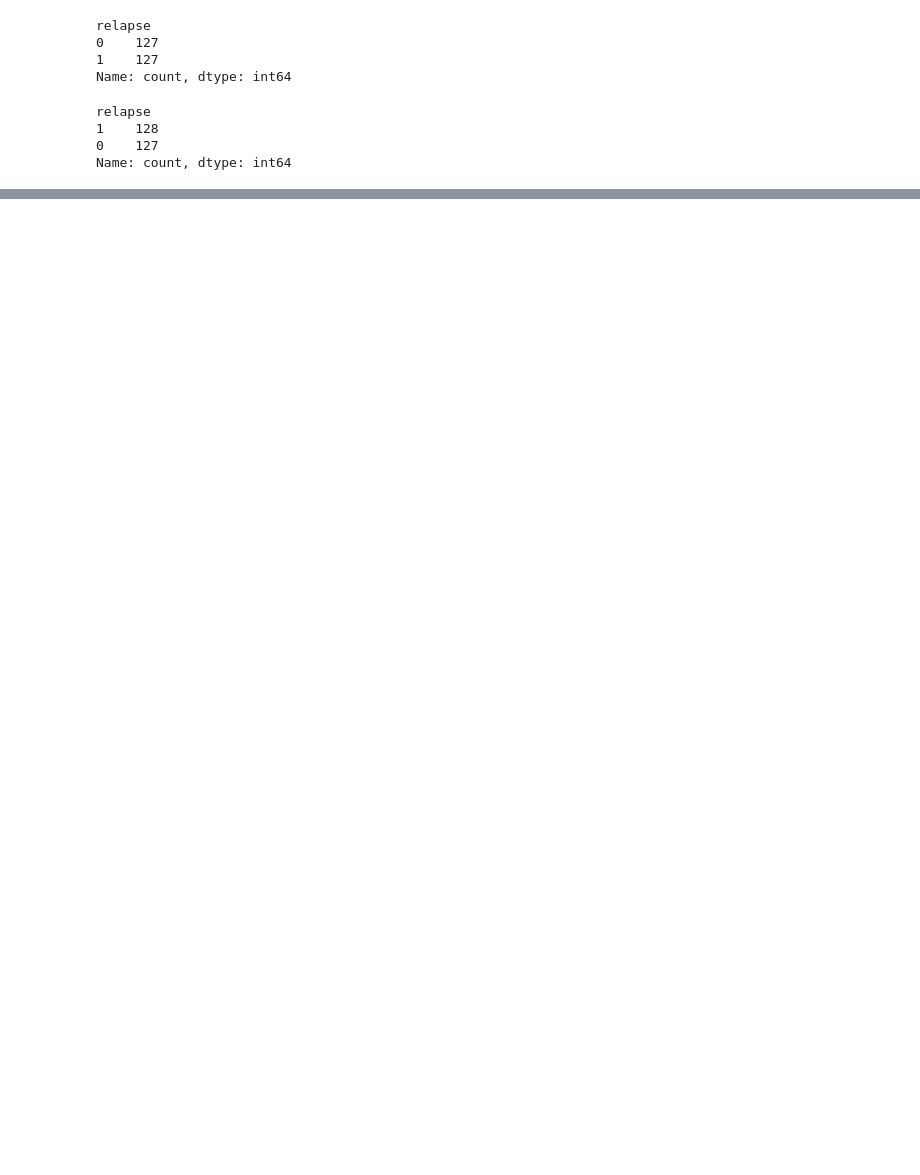
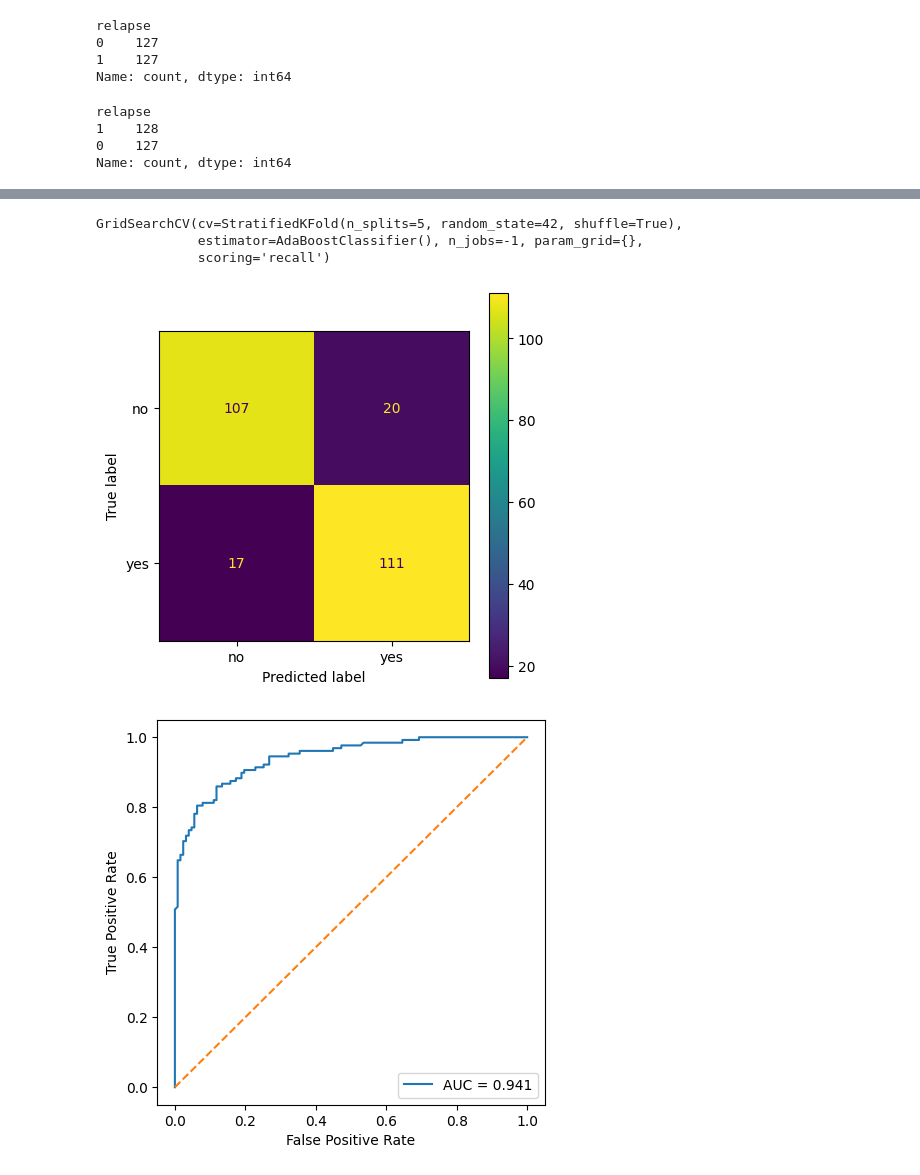
Before and after one commit to Meidical/challenge-2, a Jupyter notebook: notebooks/experiment/relapse/relapse-preprocessing-v2.ipynb, the cells around one changed output, grey strips where cells are left out. Cells and saved outputs as stored; diff of their text form; code cells hidden in the pictures; blank space fills up the shorter version.

```diff
--- a/notebooks/experiment/relapse/relapse-preprocessing-v2.ipynb
+++ b/notebooks/experiment/relapse/relapse-preprocessing-v2.ipynb
@@ -268,0 +366,18 @@ Name: count, dtype: int64
+# %%
+grid_search = GridSearchCV(models["ada_boost"], param_grid["ada_boost"], scoring="recall", cv=cv, n_jobs=-1)
+
+grid_search.fit(data_resampled, label_resampled)
+# %% [output]
+GridSearchCV(cv=StratifiedKFold(n_splits=5, random_state=42, shuffle=True),
+             estimator=AdaBoostClassifier(), n_jobs=-1, param_grid={},
+             scoring='recall')
+# %%
+model = grid_search.best_estimator_
+
+y_pred = cross_val_predict(model, data_resampled, label_resampled, cv=cv)
+y_prob = cross_val_predict(model, data_resampled, label_resampled, cv=cv, method="predict_proba")
+
+display_metrics(label_resampled, y_pred, y_prob)
+# %% [output]
+[figure, added]
+[figure, added]
```
Also changed, not shown: parts of 10 cells of this notebook.
